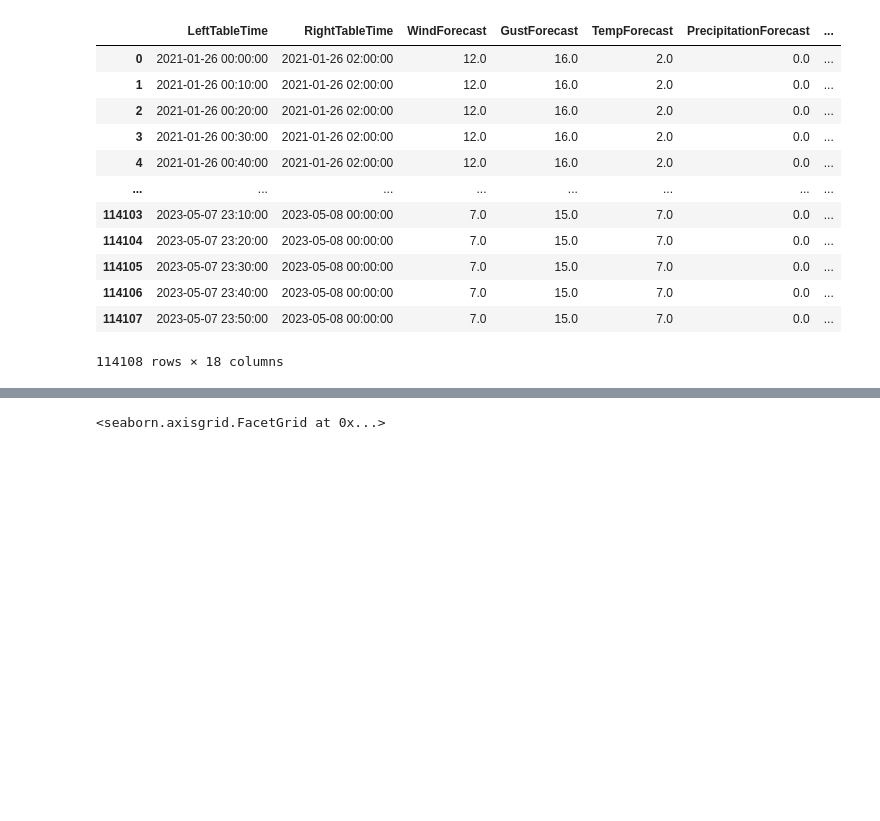
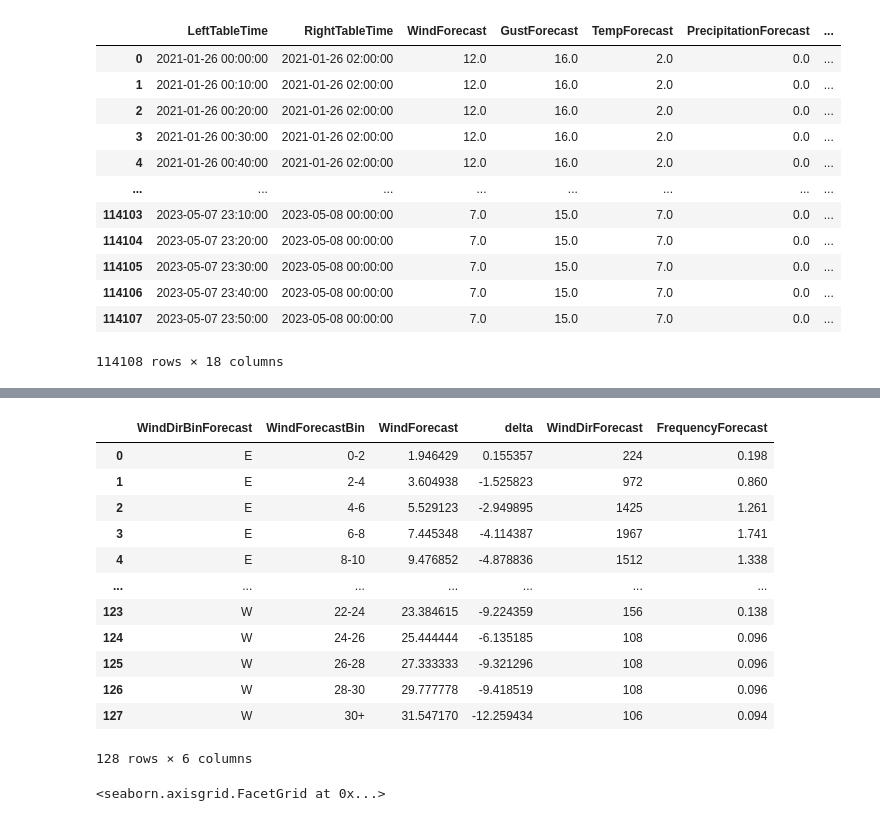
Before and after one commit to KrystianPi/WindPRO, a Jupyter notebook: eda.ipynb, the cells around one changed output, grey strips where cells are left out. Cells and saved outputs as stored; diff of their text form; code cells hidden in the pictures; blank space fills up the shorter version.

```diff
--- a/eda.ipynb
+++ b/eda.ipynb
@@ -93,2 +96,18 @@ aggregated_data
+# %%
+aggregated_data_forecast
+# %% [output]
+|  | WindDirBinForecast | WindForecastBin | WindForecast | delta | WindDirForecast | FrequencyForecast |
+| 0 | E | 0-2 | 1.946429 | 0.155357 | 224 | 0.198 |
+| 1 | E | 2-4 | 3.604938 | -1.525823 | 972 | 0.860 |
+| 2 | E | 4-6 | 5.529123 | -2.949895 | 1425 | 1.261 |
+| 3 | E | 6-8 | 7.445348 | -4.114387 | 1967 | 1.741 |
+| 4 | E | 8-10 | 9.476852 | -4.878836 | 1512 | 1.338 |
+| ... | ... | ... | ... | ... | ... | ... |
+| 123 | W | 22-24 | 23.384615 | -9.224359 | 156 | 0.138 |
+| 124 | W | 24-26 | 25.444444 | -6.135185 | 108 | 0.096 |
+| 125 | W | 26-28 | 27.333333 | -9.321296 | 108 | 0.096 |
+| 126 | W | 28-30 | 29.777778 | -9.418519 | 108 | 0.096 |
+| 127 | W | 30+ | 31.547170 | -12.259434 | 106 | 0.094 |
+128 rows × 6 columns
 # %%
 # Create a wind rose plot
```
Also changed, not shown: parts of 7 cells of this notebook.
